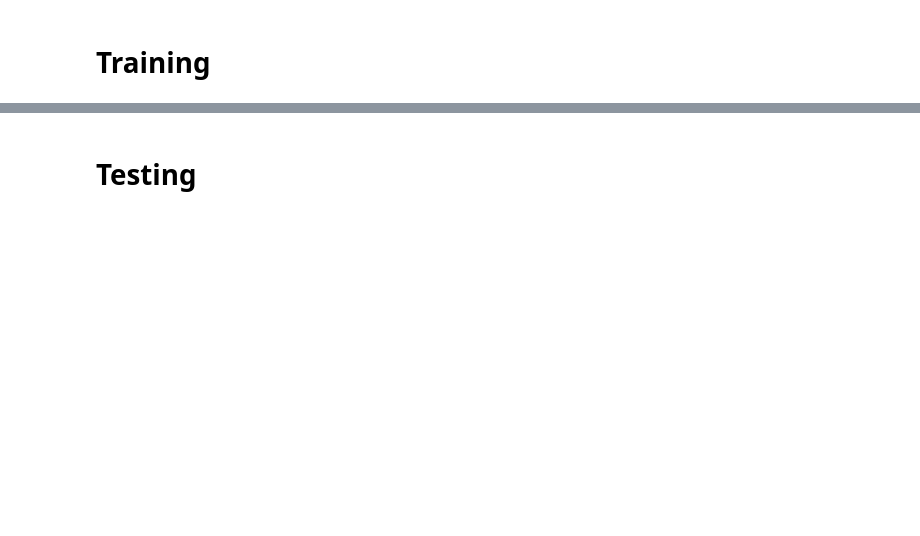
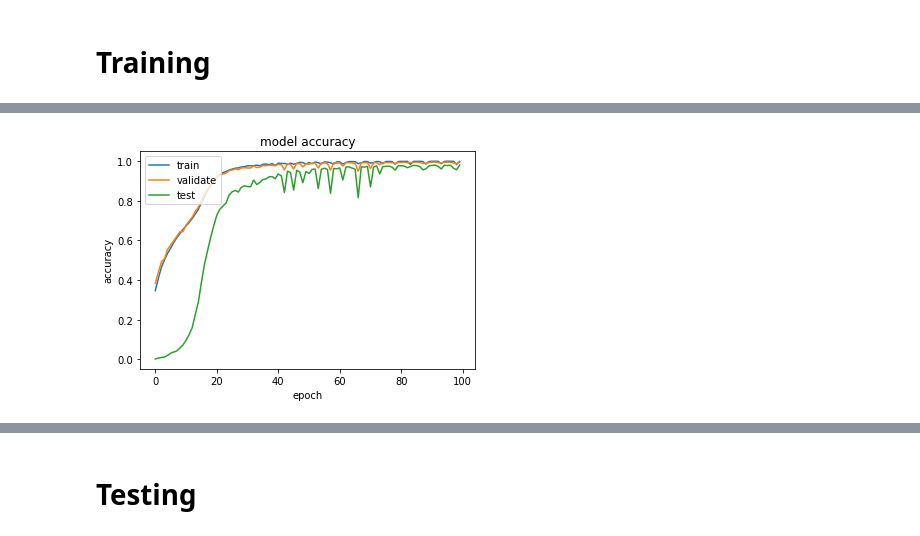
Before and after one commit to rapirent/Arithmetic-Operation-Seq2Seq, a Jupyter notebook: Subtractor.ipynb, the cells around one changed output, grey strips where cells are left out. Cells and saved outputs as stored; diff of their text form; code cells hidden in the pictures; blank space fills up the shorter version.

Commit message:
Add test prediction after each epoch

```diff
--- a/Subtractor.ipynb
+++ b/Subtractor.ipynb
@@ -13,16 +14,16 @@ class colors:
     fail = '\033[91m'
     close = '\033[0m'
 # %%
-DATA_SIZE = 40000
-TRAIN_SIZE = 30000
+DATA_SIZE = 60000
+TRAIN_SIZE = 45000
 DIGITS = 3
 REVERSE = False
 MAXLEN = DIGITS + 1 + DIGITS
-chars = '0123456789+- '
+chars = '0123456789- '
 RNN = layers.LSTM
 HIDDEN_SIZE = 128
 BATCH_SIZE = 128
-EPOCH_SIZE = 3
+EPOCH_SIZE = 1
 LAYERS = 1
 # %%
 class CharacterTable(object):
@@ -261,0 +265,12 @@ KeyboardInterrupt:
+# %%
+plt.plot(acc)
+plt.plot(val_acc)
+plt.plot(guesses)
+plt.title('model accuracy')
+plt.ylabel('accuracy')
+plt.xlabel('epoch')
+plt.legend(['train', 'validate', 'test'], loc='upper left')
+plt.savefig('./fig/subtractor-jupyter-accuracy.png')
+plt.show()
+# %% [output]
+[figure, added]
```
Also changed, not shown: parts of 11 cells of this notebook, 9 other files.
